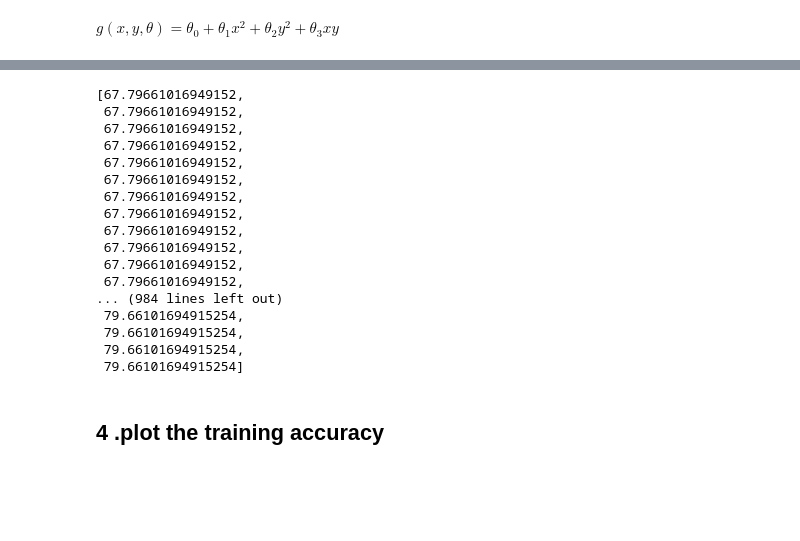
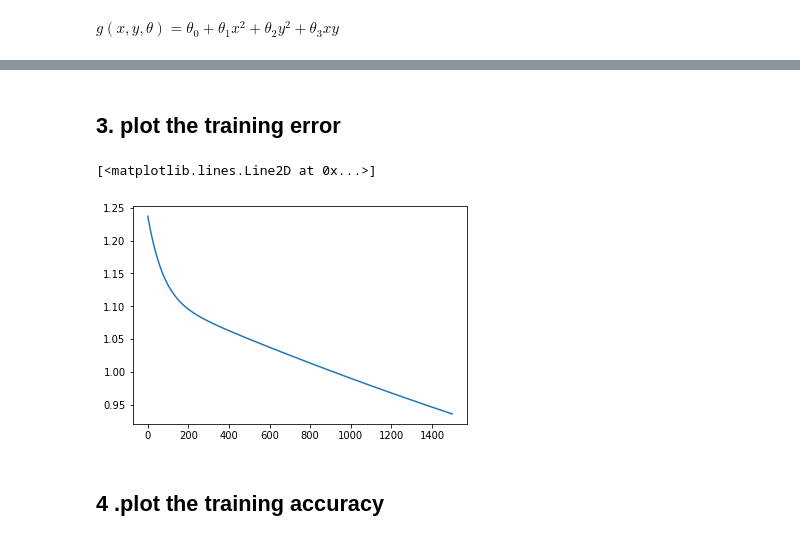
Before and after one commit to cheonginho/Machine-Learing, a Jupyter notebook: ML-assignment06.ipynb, the cells around one changed output, grey strips where cells are left out. Drawn from its saved outputs; the diff is of its cells as text; code cells hidden in the pictures; blank space fills up the shorter version.

```diff
--- a/ML-assignment06.ipynb
+++ b/ML-assignment06.ipynb
@@ -101,36 +112,10 @@ theta_history , cost_history, accuracy_history = gradient_descent(highf,label,th
-# %%
-
-correct_history =[]
-for i in range(iteration):
-    correct = 0
-    for j in range(len(accuracy_history[0])):
-        if(((accuracy_history[i][j] <= 0.5) and (label[j] == 1)) or ((accuracy_history[i][j] > 0.5) and (label[j] == 0))):
-            correct += 1
-    correct_history.append(correct)
-
-
-for i in range(iteration):
-     correct_history[i] = (correct_history[i] / len(accuracy_history[0])) * 100
-
-correct_history
-# %% [output]
-[67.79661016949152,
- 67.79661016949152,
- 67.79661016949152,
- 67.79661016949152,
- 67.79661016949152,
- 67.79661016949152,
- 67.79661016949152,
- 67.79661016949152,
- 67.79661016949152,
- 67.79661016949152,
- 67.79661016949152,
- 67.79661016949152,
-... (984 lines left out)
- 79.66101694915254,
- 79.66101694915254,
- 79.66101694915254,
- 79.66101694915254]
+# %% [markdown]
+## 3. plot the training error
+# %%
+plt.plot(cost_history)
+# %% [output]
+[<matplotlib.lines.Line2D at 0x...>]
+[figure, added]
 # %% [markdown]
 ## 4 .plot the training accuracy
 # %%
```
Also changed, not shown: parts of 14 cells of this notebook.
